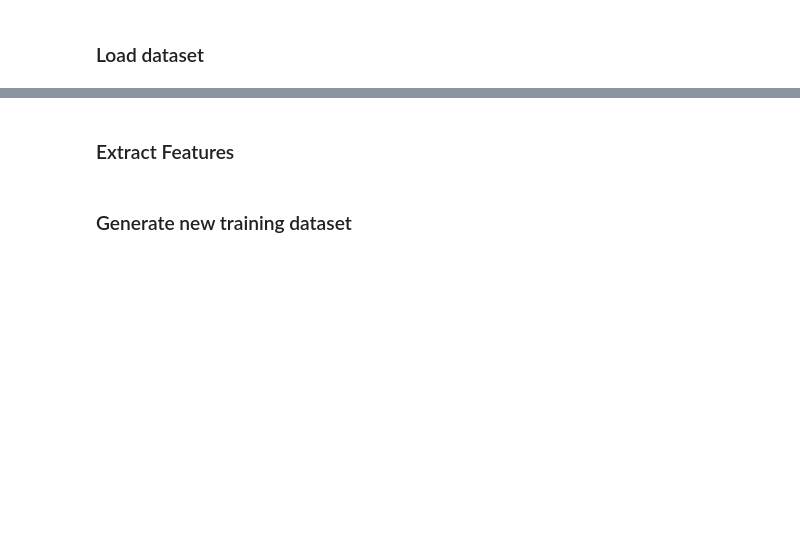
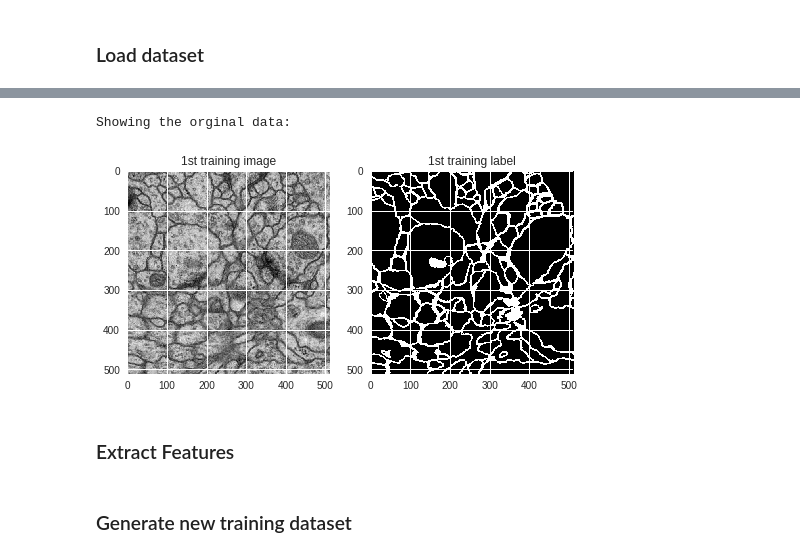
Before and after one commit to ruihu-zoey/Image-Segmentation, a Jupyter notebook: SVM_RF_EM_Segmentation.ipynb, the cells around one changed output, grey strips where cells are left out. Saved outputs shown, nothing was run; the diff lists cells and outputs as text; code cells hidden in the pictures; blank space fills up the shorter version.

```diff
--- a/SVM_RF_EM_Segmentation.ipynb
+++ b/SVM_RF_EM_Segmentation.ipynb
@@ -138,3 +133,15 @@ num of test images: 30
+# %%
+# show the original images
+print('Showing the orginal data:')
+f, ax = plt.subplots(1,2)
+ax[0].imshow(imgs_train[0])
+ax[0].set_title('1st training image')
+ax[1].imshow(label_train[0])
+ax[1].set_title('1st training label')
+plt.show()
+# %% [output]
+Showing the orginal data:
+[figure, added]
 # %% [markdown]
 ### Extract Features
 # %%
```
Also changed, not shown: parts of 46 cells of this notebook.
